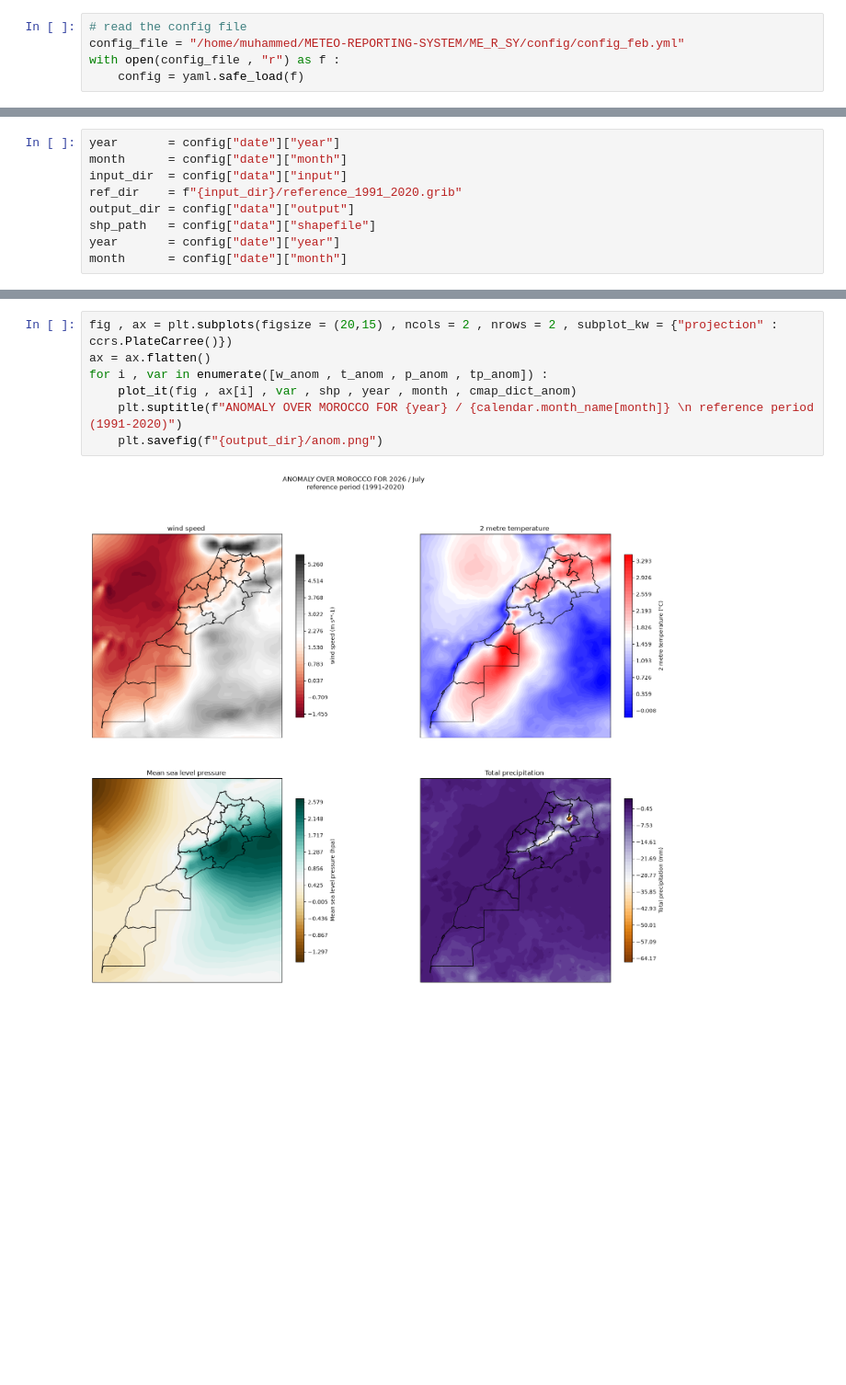
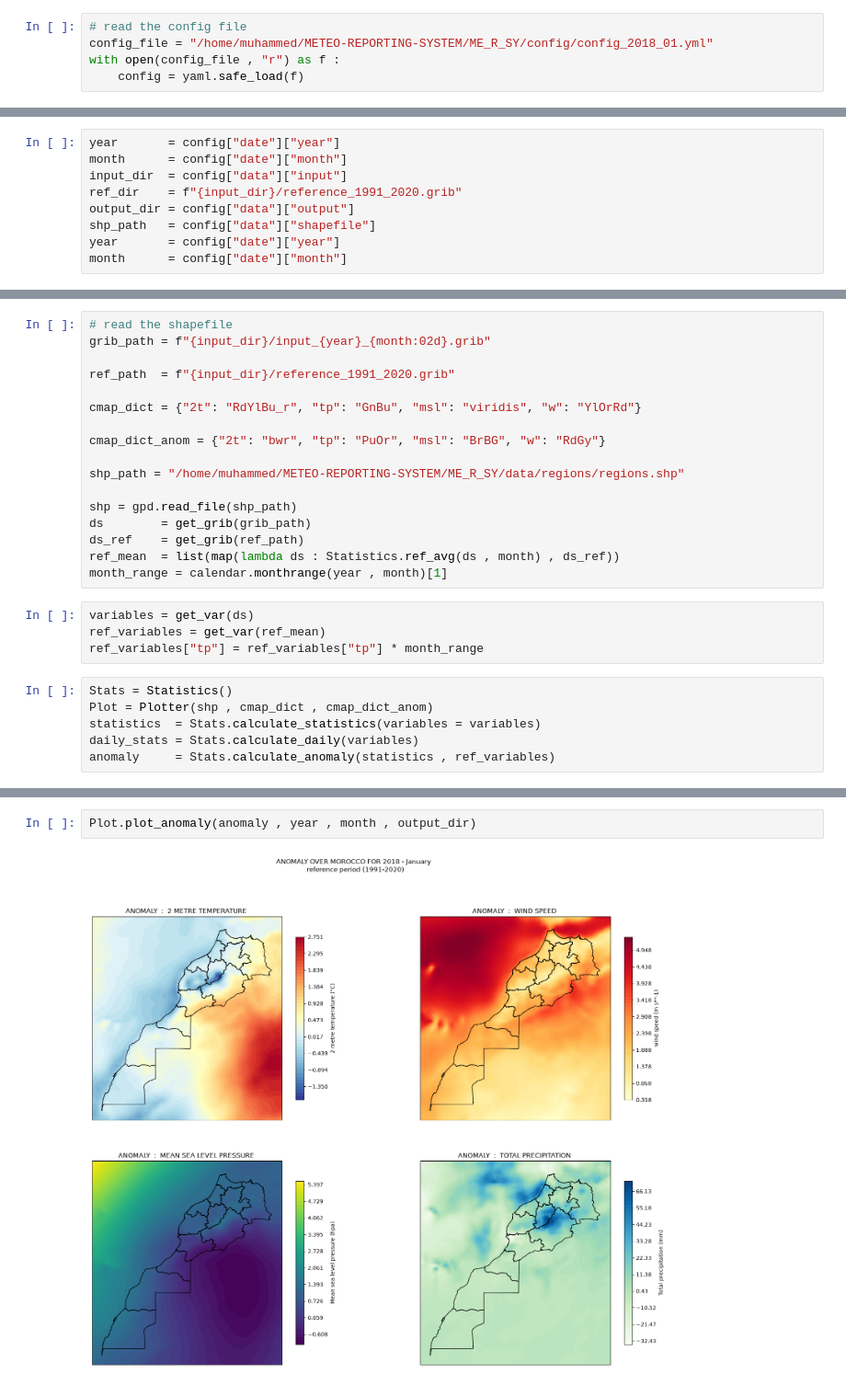
Before and after one commit to Mohamed-01-git/ME_R_SY, a Jupyter notebook: notebooks/01_explore_excel.ipynb, the cells around one changed output, grey strips where cells are left out. Shown at 92% size. Saved outputs shown, nothing was run; the diff lists cells and outputs as text; blank space fills up the shorter version.

```diff
--- a/notebooks/01_explore_excel.ipynb
+++ b/notebooks/01_explore_excel.ipynb
@@ -19,5 +22,5 @@ import argparse
 # %%
 # read the config file
-config_file = "/home/muhammed/METEO-REPORTING-SYSTEM/ME_R_SY/config/config_feb.yml"
+config_file = "/home/muhammed/METEO-REPORTING-SYSTEM/ME_R_SY/config/config_2018_01.yml"
 with open(config_file , "r") as f :
     config = yaml.safe_load(f)
@@ -105,0 +36,27 @@ for i , var in enumerate([t_m , p_m , tp_m]) :
+# %%
+# read the shapefile
+grib_path = f"{input_dir}/input_{year}_{month:02d}.grib"
+
+ref_path  = f"{input_dir}/reference_1991_2020.grib"
+
+cmap_dict = {"2t": "RdYlBu_r", "tp": "GnBu", "msl": "viridis", "w": "YlOrRd"}
+
+cmap_dict_anom = {"2t": "bwr", "tp": "PuOr", "msl": "BrBG", "w": "RdGy"}
+
+shp_path = "/home/muhammed/METEO-REPORTING-SYSTEM/ME_R_SY/data/regions/regions.shp"
+
+shp = gpd.read_file(shp_path)
+ds        = get_grib(grib_path)
+ds_ref    = get_grib(ref_path)
+ref_mean  = list(map(lambda ds : Statistics.ref_avg(ds , month) , ds_ref))
+month_range = calendar.monthrange(year , month)[1]
+# %%
+variables = get_var(ds)
+ref_variables = get_var(ref_mean)
+ref_variables["tp"] = ref_variables["tp"] * month_range
+# %%
+Stats = Statistics()
+Plot = Plotter(shp , cmap_dict , cmap_dict_anom)
+statistics  = Stats.calculate_statistics(variables = variables)
+daily_stats = Stats.calculate_daily(variables)
+anomaly     = Stats.calculate_anomaly(statistics , ref_variables)
@@ -106,9 +143,4 @@ for i , var in enumerate([t_m , p_m , tp_m]) :
 # %%
-fig , ax = plt.subplots(figsize = (20,15) , ncols = 2 , nrows = 2 , subplot_kw = {"projection" : ccrs.PlateCarree()})
-ax = ax.flatten()
-for i , var in enumerate([w_anom , t_anom , p_anom , tp_anom]) :
-    plot_it(fig , ax[i] , var , shp , year , month , cmap_dict_anom)
-    plt.suptitle(f"ANOMALY OVER MOROCCO FOR {year} / {calendar.month_name[month]} \n reference period (1991-2020)")
-    plt.savefig(f"{output_dir}/anom.png")
+Plot.plot_anomaly(anomaly , year , month , output_dir)
 # %% [output]
-[figure, old version]
+[figure, new version]
```
Also changed, not shown: parts of 16 cells of this notebook, 18 other files.
